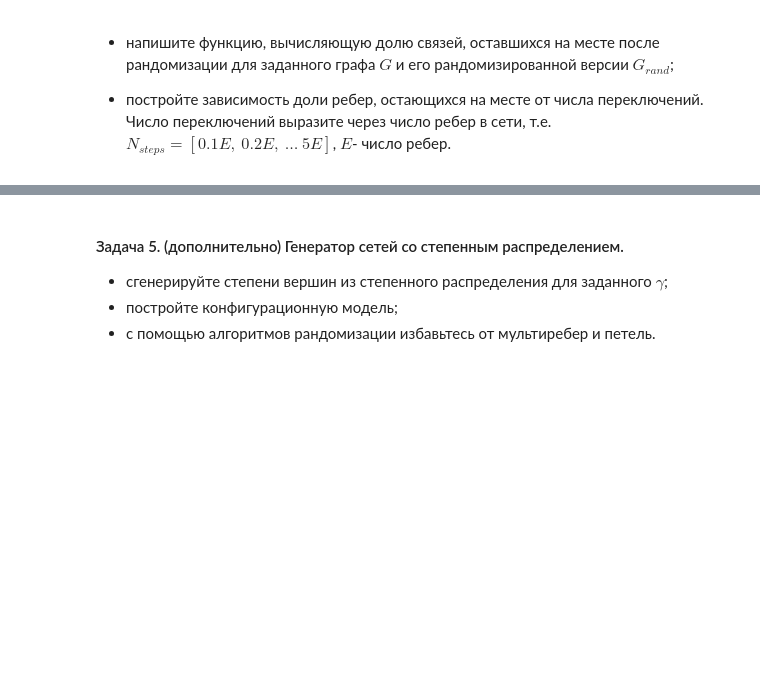
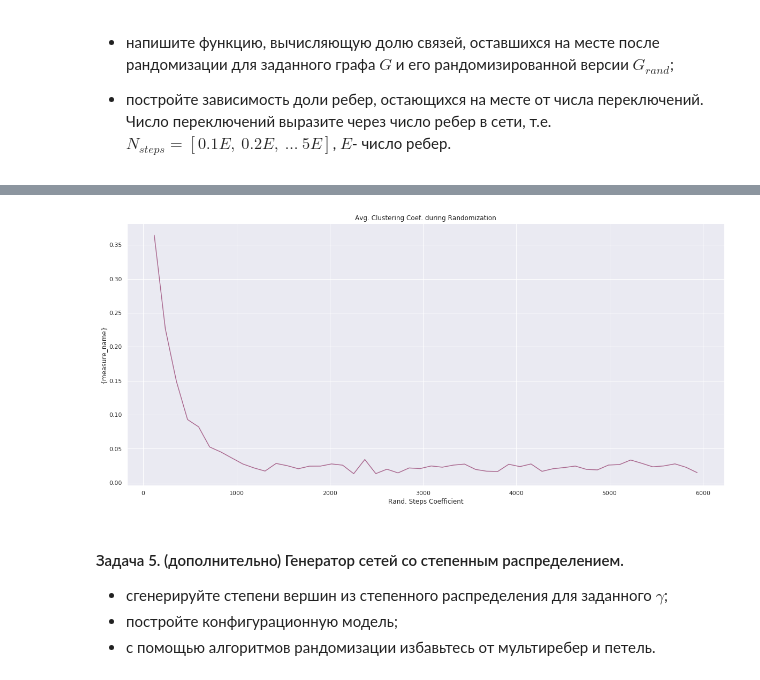
Before and after one commit to kimaril/networksch, a Jupyter notebook: notebooks/NS_Assignment_05.ipynb, the cells around one changed output, grey strips where cells are left out. Drawn from its saved outputs; the diff is of its cells as text; code cells hidden in the pictures; blank space fills up the shorter version.

```diff
--- a/notebooks/NS_Assignment_05.ipynb
+++ b/notebooks/NS_Assignment_05.ipynb
@@ -257,3 +284,8 @@ round(np.mean([nx.average_shortest_path_length(g) for g in tqdm(G_ensemble)]), 3
+# %%
+x, y = get_measure_after_randomisation(measure=nx.average_clustering)
+plot_dependence('Avg. Clustering Coef.', x, y)
+# %% [output]
+[figure, added]
 # %% [markdown]
 #### Задача 5. (дополнительно) Генератор сетей со степенным распределением.
 * сгенерируйте степени вершин из степенного распределения для заданного $\gamma$;
```
Also changed, not shown: parts of 14 cells of this notebook.
